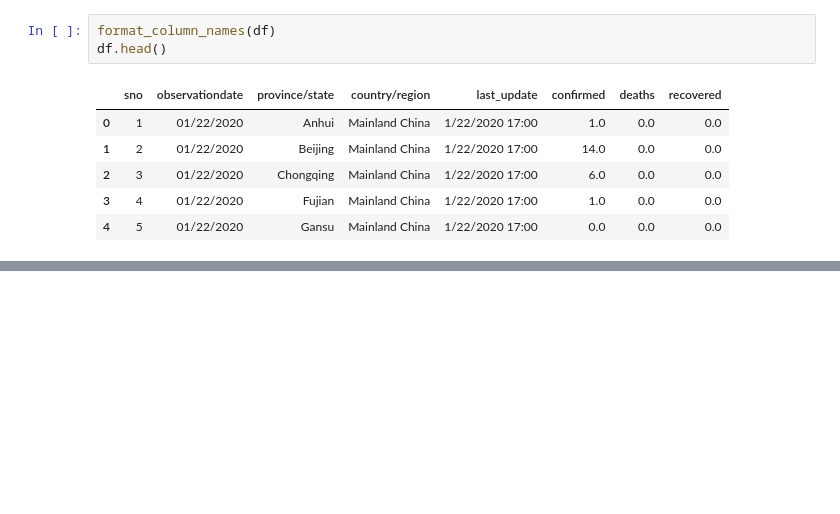
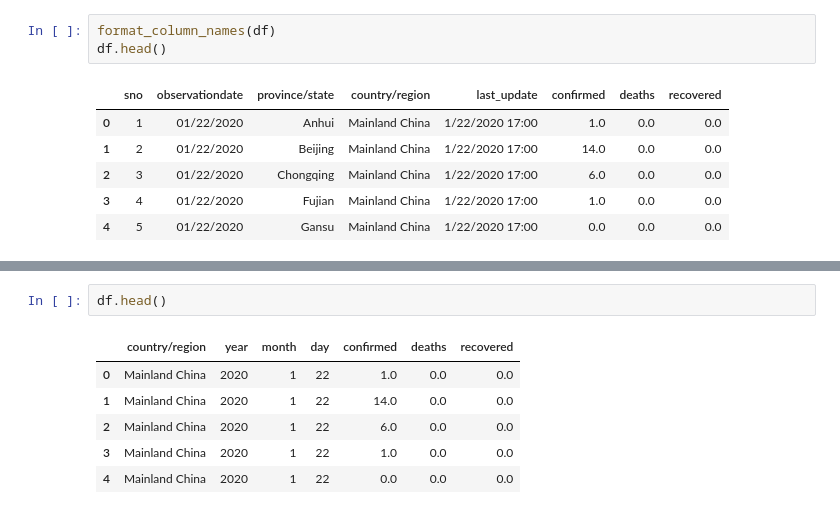
Before and after one commit to omartru10/machile-learning, a Jupyter notebook: RNA/covid-19.ipynb, the cells around one changed output, grey strips where cells are left out. Cells and saved outputs as stored; diff of their text form; blank space fills up the shorter version.

```diff
--- a/RNA/covid-19.ipynb
+++ b/RNA/covid-19.ipynb
@@ -62,0 +103,9 @@ df
+# %%
+df.head()
+# %% [output]
+|  | country/region | year | month | day | confirmed | deaths | recovered |
+| 0 | Mainland China | 2020 | 1 | 22 | 1.0 | 0.0 | 0.0 |
+| 1 | Mainland China | 2020 | 1 | 22 | 14.0 | 0.0 | 0.0 |
+| 2 | Mainland China | 2020 | 1 | 22 | 6.0 | 0.0 | 0.0 |
+| 3 | Mainland China | 2020 | 1 | 22 | 1.0 | 0.0 | 0.0 |
+| 4 | Mainland China | 2020 | 1 | 22 | 0.0 | 0.0 | 0.0 |
```
Also changed, not shown: parts of 17 cells of this notebook.
